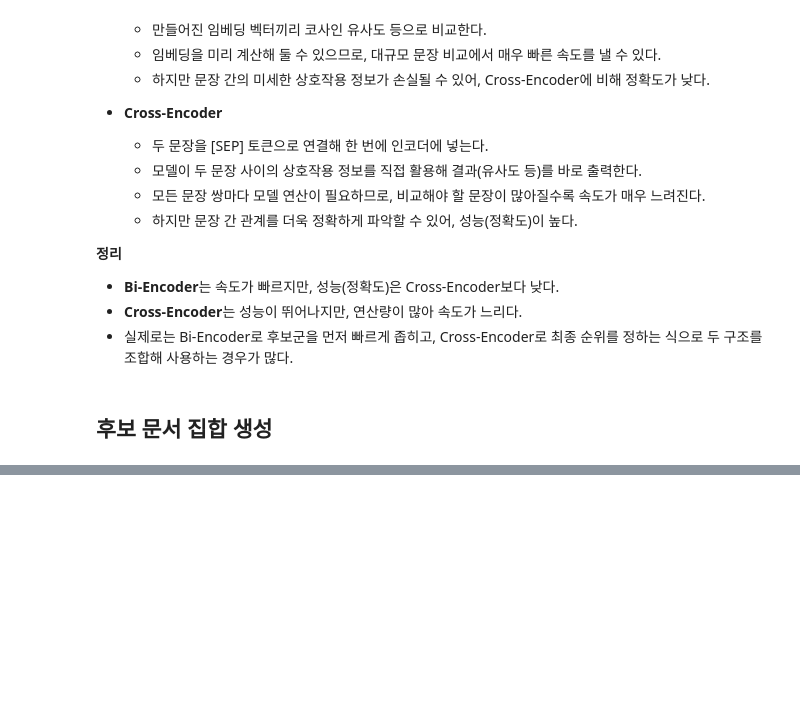
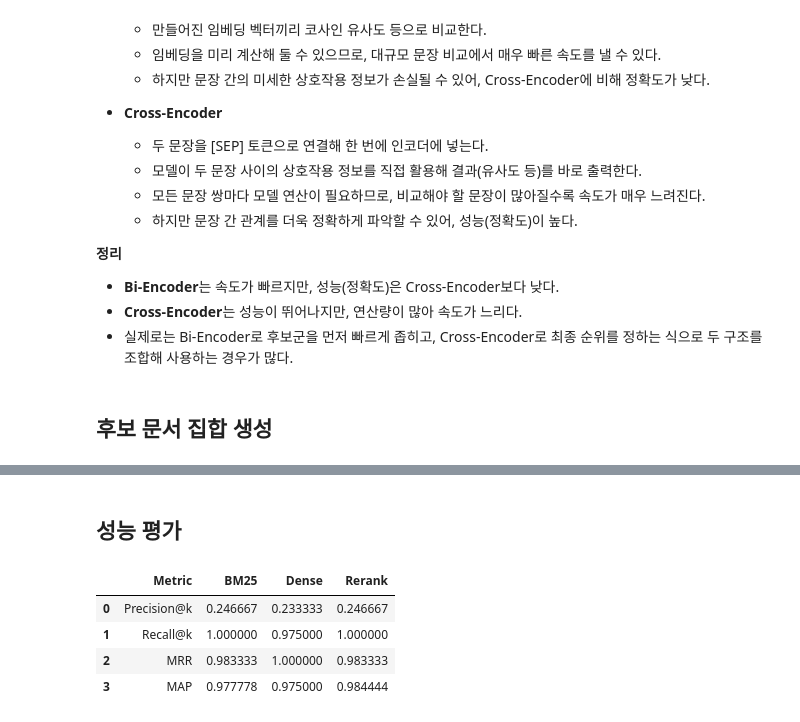
Before and after one commit to j-ai-616/08_llm, a Jupyter notebook: 06_advanced_rag/01_retrieval_optimization/06_cohere_rerank.ipynb, the cells around one changed output, grey strips where cells are left out. Drawn from its saved outputs; the diff is of its cells as text; code cells hidden in the pictures; blank space fills up the shorter version.

```diff
--- a/06_advanced_rag/01_retrieval_optimization/06_cohere_rerank.ipynb
+++ b/06_advanced_rag/01_retrieval_optimization/06_cohere_rerank.ipynb
@@ -211,0 +230,2 @@ rerank_results
+# %% [markdown]
+## 성능 평가
@@ -211,0 +283,21 @@ rerank_results
+# %%
+bm25_results = {qid: lst[:5] for qid, lst in bm25_candidates.items()}
+dense_results = {qid: lst[:5] for qid, lst in dense_candidates.items()}
+
+bm25_metrics = evaluate_all(bm25_results, queries_df)
+dense_metrics = evaluate_all(dense_results, queries_df)
+rerank_metrics = evaluate_all(rerank_results, queries_df)
+
+metrics_df = pd.DataFrame({
+    'Metric' : ['Precision@k','Recall@k', 'MRR', 'MAP'],
+    'BM25' : [bm25_metrics['Precision@k'], bm25_metrics['Recall@k'], bm25_metrics['MRR'], bm25_metrics['MAP']],
+    'Dense' : [dense_metrics['Precision@k'], dense_metrics['Recall@k'], dense_metrics['MRR'], dense_metrics['MAP']],
+    'Rerank' : [rerank_metrics['Precision@k'], rerank_metrics['Recall@k'], rerank_metrics['MRR'], rerank_metrics['MAP']],
+})
+metrics_df
+# %% [output]
+|  | Metric | BM25 | Dense | Rerank |
+| 0 | Precision@k | 0.246667 | 0.233333 | 0.246667 |
+| 1 | Recall@k | 1.000000 | 0.975000 | 1.000000 |
+| 2 | MRR | 0.983333 | 1.000000 | 0.983333 |
+| 3 | MAP | 0.977778 | 0.975000 | 0.984444 |
```
Also changed, not shown: parts of 2 cells of this notebook, 5 other files.
